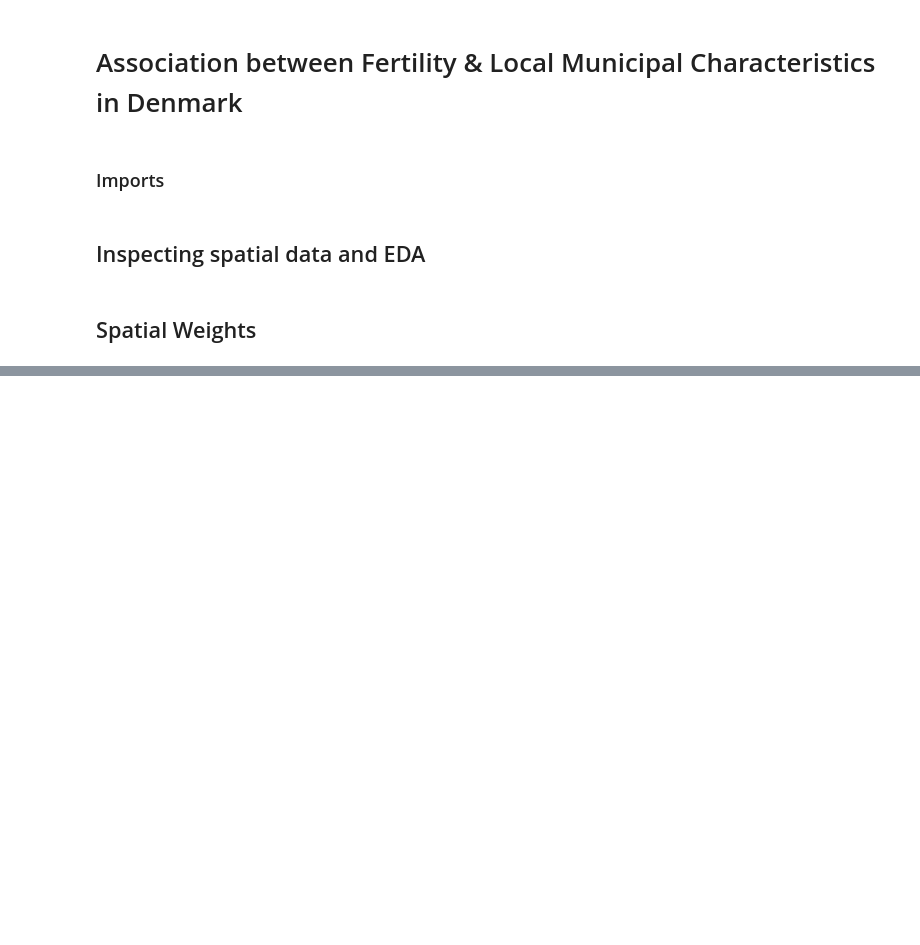
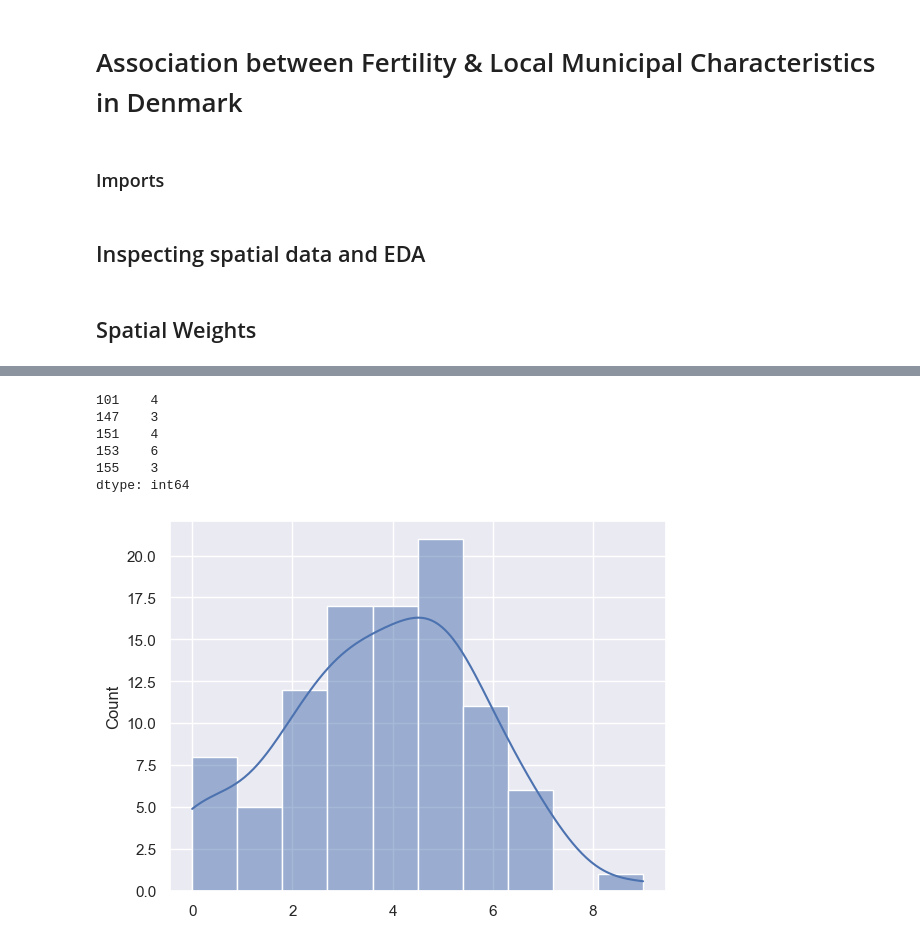
Before and after one commit to agnesutovaite/geospatial, a Jupyter notebook: project_notebook - Agne.ipynb, the cells around one changed output, grey strips where cells are left out. Cells and saved outputs as stored; diff of their text form; code cells hidden in the pictures; blank space fills up the shorter version.

```diff
--- a/project_notebook - Agne.ipynb
+++ b/project_notebook - Agne.ipynb
@@ -53,0 +77,3 @@ ValueError: The argument to the ids parameter contains duplicate entries.
+# %%
+# row standardize the matrix to make sure every row od the matrix sums up to 1
+w_queen.transform = 'R'
@@ -53,0 +89,14 @@ ValueError: The argument to the ids parameter contains duplicate entries.
+# %%
+queen_card = pd.Series(w_queen.cardinalities)
+queen_card.head()
+# %% [output]
+101    4
+147    3
+151    4
+153    6
+155    3
+dtype: int64
+# %%
+sns.histplot(queen_card, bins=10, kde=True); # stat="density"
+# %% [output]
+[figure, added]
```
Also changed, not shown: parts of 14 cells of this notebook, 4 other files.
